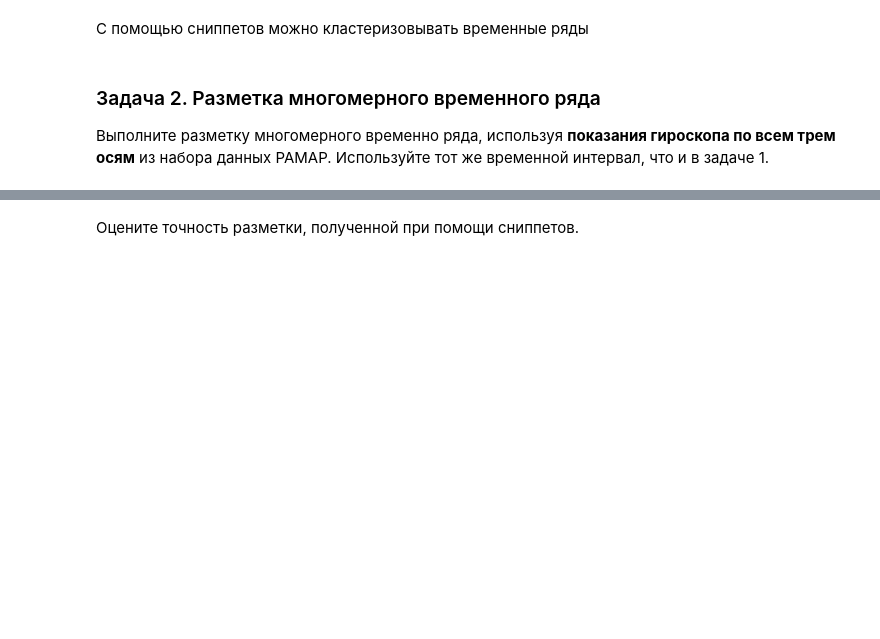
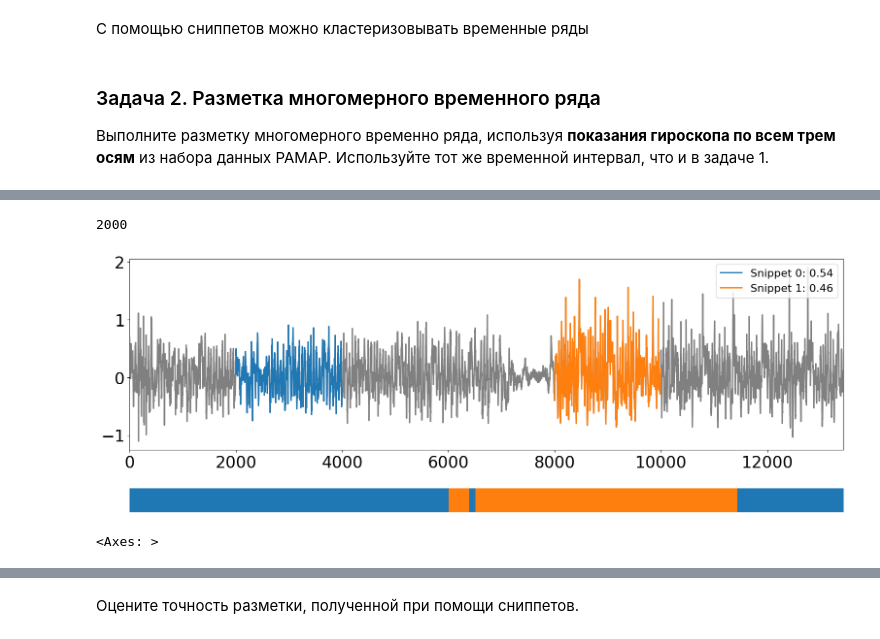
Before and after one commit to sirmi1/2023-Sysoeva-TimeSeriesCourse, a Jupyter notebook: practice/05 Snippets/05 Snippets.ipynb, the cells around one changed output, grey strips where cells are left out. Cells and saved outputs as stored; diff of their text form; code cells hidden in the pictures; blank space fills up the shorter version.

```diff
--- a/practice/05 Snippets/05 Snippets.ipynb
+++ b/practice/05 Snippets/05 Snippets.ipynb
@@ -145,0 +169,6 @@ snp[0]
+# %%
+plot_snippets(ts2, snp2)
+# %% [output]
+2000
+[figure, added]
+<Axes: >
```
Also changed, not shown: parts of 24 cells of this notebook.
